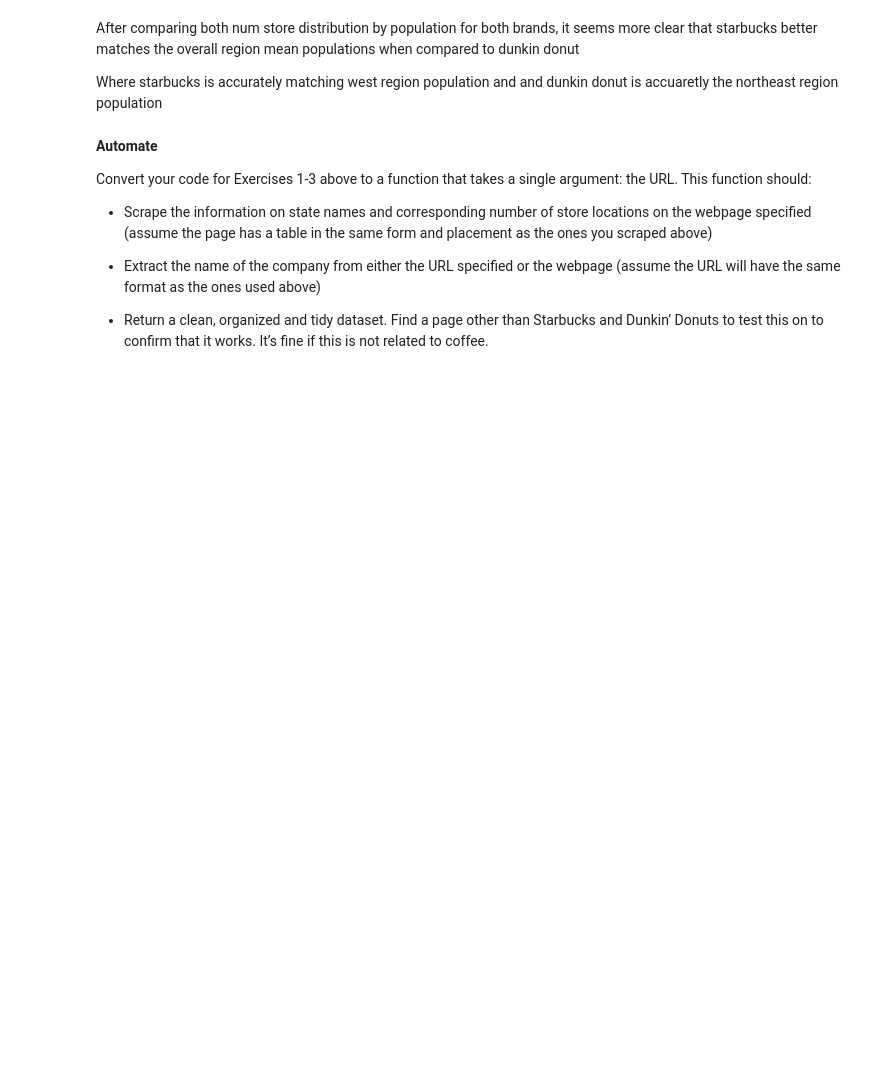
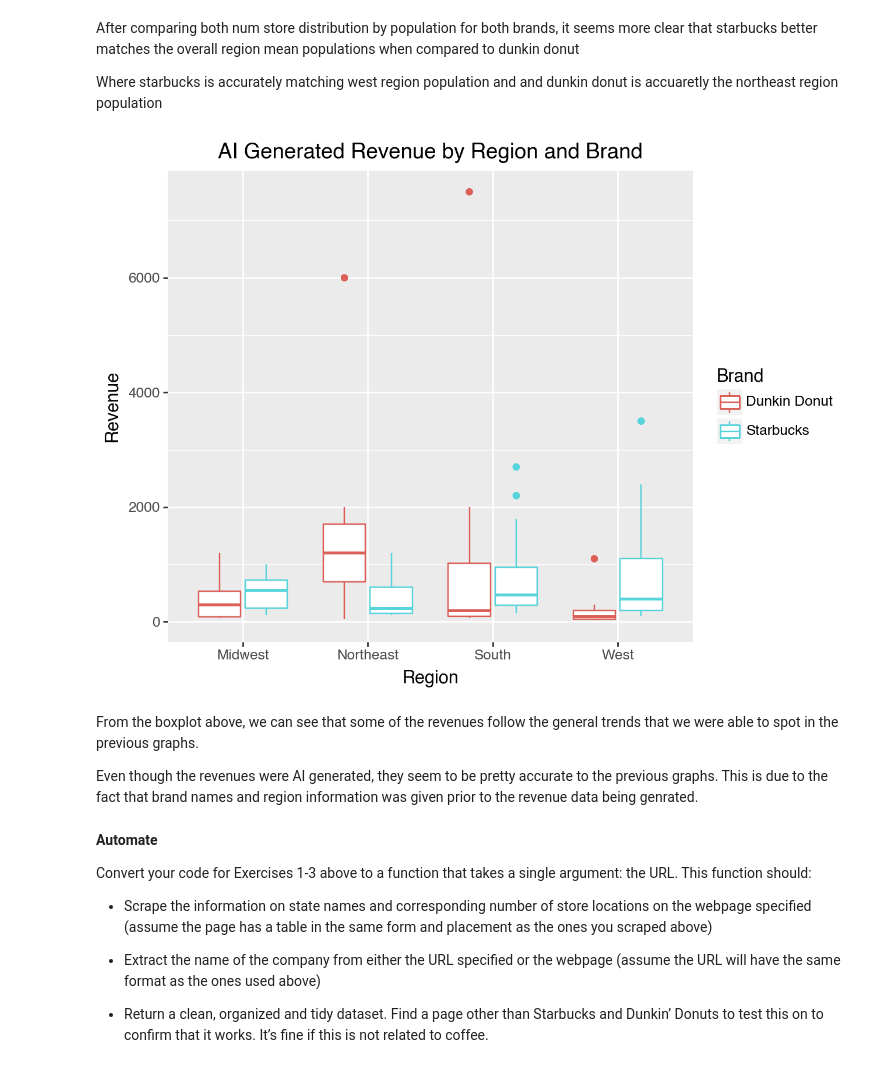
Before and after one commit to BLauf/GSB-544, a Jupyter notebook: labs/lab04/lab_04.ipynb, the cells around one changed output. Cells and saved outputs as stored; diff of their text form; code cells hidden in the pictures; blank space fills up the shorter version.

Commit message:
began finalizing lab4

```diff
--- a/labs/lab04/lab_04.ipynb
+++ b/labs/lab04/lab_04.ipynb
@@ -244,7 +216,6 @@ wiki_df.head()
 #use outer to ensure we don't lose any data (can change that later if we need to)
 merged_df = pd.merge(wiki_df, df_stacked, how='outer', on='state')
 # %%
-#IS IT OKAY IF REVENUE ISN'T BY YEAR?
 #5.
 #I had chat GPT make an example dataframe of total revenue (where it is adjusted by population)
 # Here is the code directly copied that it gave me:
@@ -263,30 +234,37 @@ states = ['Alabama', 'Alaska', 'Arizona', 'Arkansas', 'California', 'Colorado',
           'Wisconsin', 'Wyoming']
 
 # Adjusted revenue data for Starbucks (based on larger population and presence)
-starbucks_revenue = [600, 50, 550, 180, 2500, 800, 400, 150, 1600, 1300, 100, 120, 1100, 700, 350,
-                     300, 500, 420, 80, 750, 1400, 900, 600, 200, 550, 90, 150, 300, 120, 850,
-                     180, 1800, 1300, 80, 1100, 250, 550, 1100, 90, 480, 100, 950, 2100, 250,
-                     90, 900, 1600, 150, 800, 40]
+starbucks_revenue = [
+    400, 200, 1200, 300, 3500, 1100, 200, 150, 2200, 1800, 500, 300, 1000, 600, 300,
+    250, 550, 400, 120, 400, 900, 700, 600, 180, 500, 150, 200, 400, 250, 600,
+    150, 240, 600, 120, 800, 250, 750, 1200, 150, 700, 200, 1100, 2700, 300,
+    150, 900, 2400, 150, 850, 100
+]
 
+#create dataframe with state linking to corresponding revenue (starbucks)
 sb_revenue = pd.DataFrame({
     'state': states,
     'revenue': starbucks_revenue})
 
+#create brand var so that we know which store the revenue is for
 sb_revenue['Brand'] = 'Starbucks'
 
 # Adjusted revenue data for Dunkin' Donuts (stronger presence in the Northeast)
-dunkin_donuts_revenue = [150, 10, 100, 80, 300, 150, 450, 80, 500, 300, 20, 60, 450, 250, 80,
-                         100, 200, 180, 50, 400, 1200, 500, 250, 80, 220, 40, 80, 150, 90, 700,
-                         120, 1000, 500, 30, 600, 120, 150, 700, 80, 220, 60, 400, 800, 120,
-                         30, 500, 700, 90, 400, 20]
-
+dunkin_donuts_revenue = [
+    100, 20, 100, 70, 300, 100, 1000, 2000, 200, 150, 30, 60, 800, 450, 120,
+    90, 150, 100, 50, 1100, 1400, 1200, 350, 100, 250, 50, 80, 150, 700, 1200,
+    200, 1700, 1300, 90, 1000, 7500, 250, 6000, 130, 1000, 70, 400, 200, 100,
+    2000, 1000, 1100, 70, 400, 50
+]
+#create dataframe with state linking to corresponding revenue (dunkin donuts)
 dd_revenue = pd.DataFrame({
     'state': states,
     'revenue': dunkin_donuts_revenue})
 
+#create brand var so that we know which store the revenue is for
 dd_revenue['Brand'] = 'Dunkin Donut'
 
-#stack data using concat
+#stack both datasets using concat
 revenue_stacked = pd.concat([sb_revenue, dd_revenue], axis=0, ignore_index=True)
 # %%
 #merge with our merged_df
@@ -529,6 +542,19 @@ plt.show()
 After comparing both num store distribution by population for both brands, it seems more clear that starbucks better matches the overall region mean populations when compared to dunkin donut
 
 Where starbucks is accurately matching west region population and and dunkin donut is accuaretly the northeast region population
+# %%
+#Question Example #4
+#boxplot of revenue by region and Brand
+(ggplot(final_df, aes(x='region', y='revenue', color='Brand'))
++ geom_boxplot()
++ labs(x = "Region", y = "Revenue", title = "AI Generated Revenue by Region and Brand")
+)
+# %% [output]
+[figure, added]
+# %% [markdown]
+From the boxplot above, we can see that some of the revenues follow the general trends that we were able to spot in the previous graphs.
+
+Even though the revenues were AI generated, they seem to be pretty accurate to the previous graphs. This is due to the fact that brand names and region information was given prior to the revenue data being genrated.
 # %% [markdown]
 **Automate**
 
```
Also changed, not shown: parts of 19 cells of this notebook, 15 other files.
